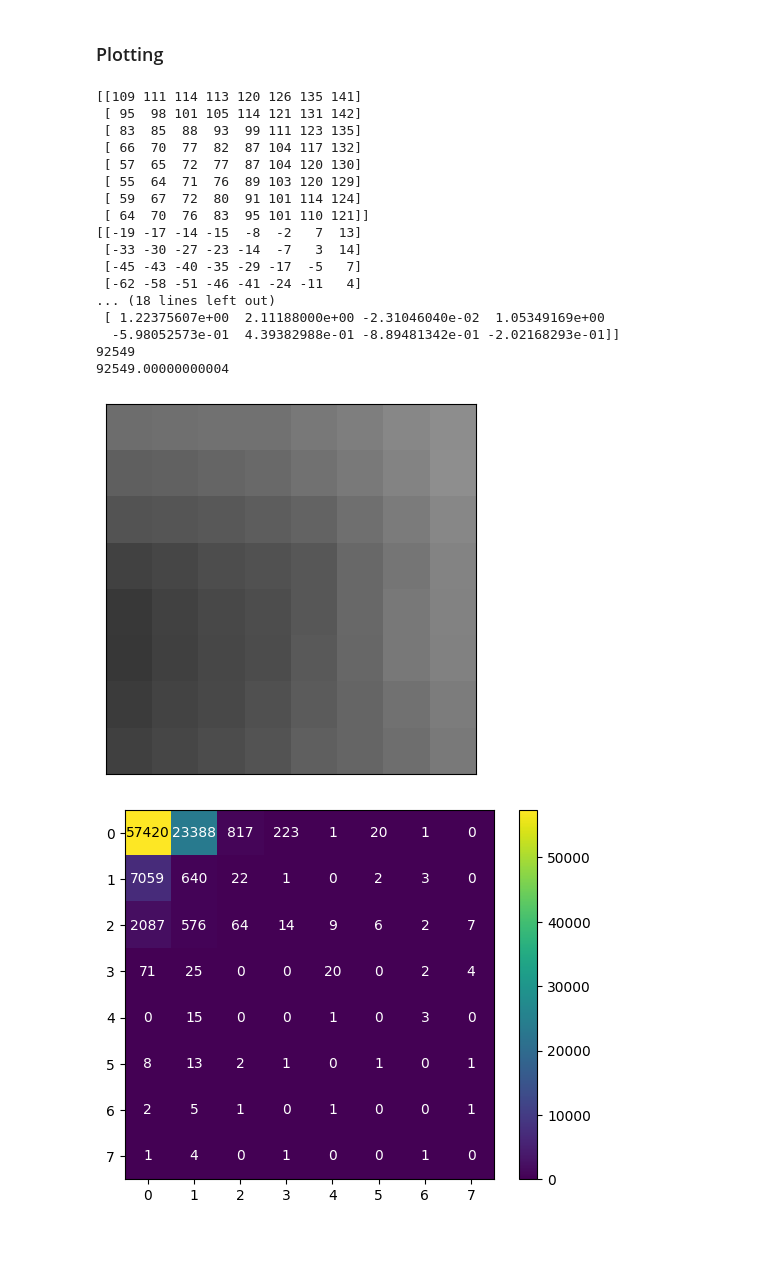
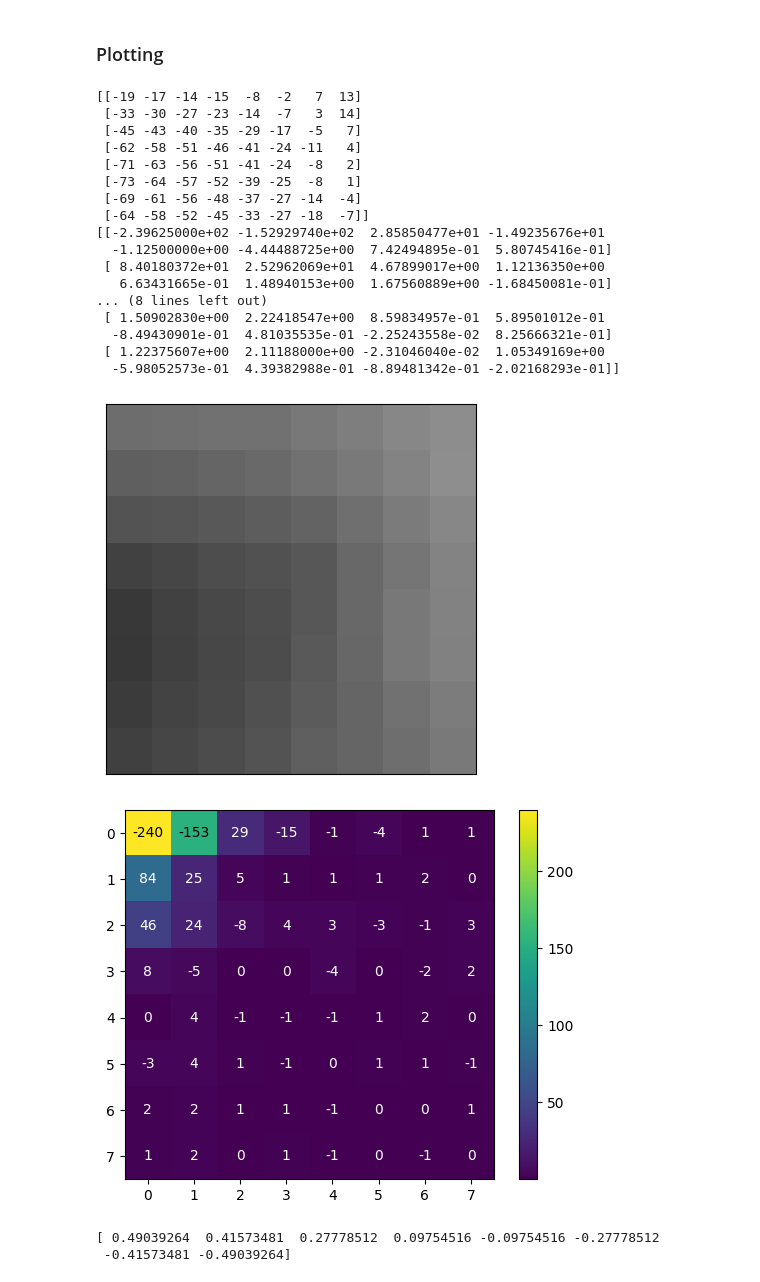
Before and after one commit to LeonardoDiCodeo/dct, a Jupyter notebook: DCT.ipynb, the cells around one changed output. Cells and saved outputs as stored; diff of their text form; code cells hidden in the pictures; blank space fills up the shorter version.

```diff
--- a/DCT.ipynb
+++ b/DCT.ipynb
@@ -98,35 +98,21 @@ def idct2D(imgarr):
 
 
 def plotheat(img):
+    img_abs = np.abs(img)
     fig, ax = plt.subplots()
-    im = ax.imshow(img, interpolation='nearest', norm=colors.Normalize(vmin=0, vmax=57420))
+    im = ax.imshow(img_abs, interpolation='nearest')
     fig.colorbar(im, ax=ax)
     img_2 = np.round(img,0)
     img_2 = img_2.astype(int)
     for i in range(len(img)):
         for j in range(len(img)):
-            if img[i,j] >= 25000:
+            if img_abs[i,j] >= 100:
                 text = ax.text(j, i, img_2[i, j], ha="center", va="center", color="k")
             else:
                 text = ax.text(j, i, img_2[i, j], ha="center", va="center", color="w")
-    plt.savefig('coeff.svg')
+    plt.savefig('basis11.svg')
     plt.show()
 
-# not that great...
-def plotcos2dwire(N, n, k):
-    fig = plt.figure()
-    ax = fig.add_subplot(projection='3d')
-
-    # Data
-    x = np.linspace(0,N,1000)
-    y = np.linspace(0,N,1000)
-    X, Y = np.meshgrid(x,y)
-    Z = np.cos(n*np.pi*(2*X+1)/(2*N)) * np.cos(k*np.pi*(2*Y+1)/(2*N))
-
-    # Plot a basic wireframe.
-    ax.plot_wireframe(X,Y,Z, rcount = N, ccount = N)
-
-    plt.show()
 
 def readimggray(path):
     img = np.array(Image.open(path).convert('L'))
@@ -311,10 +320,13 @@ def plotPairs(x,y,path):
 #x,y = plotPixelPairs('test2.png');
 #x = np.array(x).astype(int)
 #y = np.array(y).astype(int)
-# print(x)
+#print(x)
 #for i in range(len(x)):
-    #y[i] -= x[i]
-#plotPairs(x,y,'pairsWithExample4.svg')
+    #t = transform([x[i],y[i]])
+    #x[i] = t[0]
+    #y[i] = 0
+
+#plotPairs(x,y,'transformedPairs.svg')
 #y_2 = np.array([0]*len(x))
 #y_3 = x
 
@@ -325,48 +337,51 @@ def plotPairs(x,y,path):
     #for j in range(1,128,2):
         #pixels[i,j] = 0
 #io.imsave("greyscaleDel.bmp", pixels)
 
 #print(kth_cos(8,2))
 #x,y = kth_cos(8,2)
 #fig, ax = plt.subplots()
 #ax.plot(x,y)
 
 #plotCosBase(8)
 pixels = readimggray('8by8.bmp')
-print(pixels)
+#print(pixels)
 # plotPixelImg(pixels)
 pixels = pixels.astype(int)
 for i in range (8):
     for j in range(8):
         pixels[i,j] -= 128
-
 print(pixels)
 t = dct2D(pixels)
 print(t)
 
-# plotheat(np.abs(t))
+plotheat(t)
 
-print(np.sum(np.square(pixels)))
-print(np.sum(np.square(t)))
+#print(np.sum(np.square(pixels)))
+#print(np.sum(np.square(t)))
 
-plotheat(np.square(t))
+#plotcos2dwire(8, 1, 1)
+print(calc_bk(8,1))
+#plotcos2dheat(8,1,1)
 # %% [output]
-[[109 111 114 113 120 126 135 141]
- [ 95  98 101 105 114 121 131 142]
- [ 83  85  88  93  99 111 123 135]
- [ 66  70  77  82  87 104 117 132]
- [ 57  65  72  77  87 104 120 130]
- [ 55  64  71  76  89 103 120 129]
- [ 59  67  72  80  91 101 114 124]
- [ 64  70  76  83  95 101 110 121]]
 [[-19 -17 -14 -15  -8  -2   7  13]
  [-33 -30 -27 -23 -14  -7   3  14]
  [-45 -43 -40 -35 -29 -17  -5   7]
  [-62 -58 -51 -46 -41 -24 -11   4]
-... (18 lines left out)
+ [-71 -63 -56 -51 -41 -24  -8   2]
+ [-73 -64 -57 -52 -39 -25  -8   1]
+ [-69 -61 -56 -48 -37 -27 -14  -4]
+ [-64 -58 -52 -45 -33 -27 -18  -7]]
+[[-2.39625000e+02 -1.52929740e+02  2.85850477e+01 -1.49235676e+01
+  -1.12500000e+00 -4.44488725e+00  7.42494895e-01  5.80745416e-01]
+ [ 8.40180372e+01  2.52962069e+01  4.67899017e+00  1.12136350e+00
+   6.63431665e-01  1.48940153e+00  1.67560889e+00 -1.68450081e-01]
+... (8 lines left out)
+ [ 1.50902830e+00  2.22418547e+00  8.59834957e-01  5.89501012e-01
+  -8.49430901e-01  4.81035535e-01 -2.25243558e-02  8.25666321e-01]
  [ 1.22375607e+00  2.11188000e+00 -2.31046040e-02  1.05349169e+00
   -5.98052573e-01  4.39382988e-01 -8.89481342e-01 -2.02168293e-01]]
-92549
-92549.00000000004
 [figure]
-[figure, old version]
+[figure, new version]
+[ 0.49039264  0.41573481  0.27778512  0.09754516 -0.09754516 -0.27778512
+ -0.41573481 -0.49039264]
```
Also changed, not shown: parts of 3 cells of this notebook, 1 other file.
